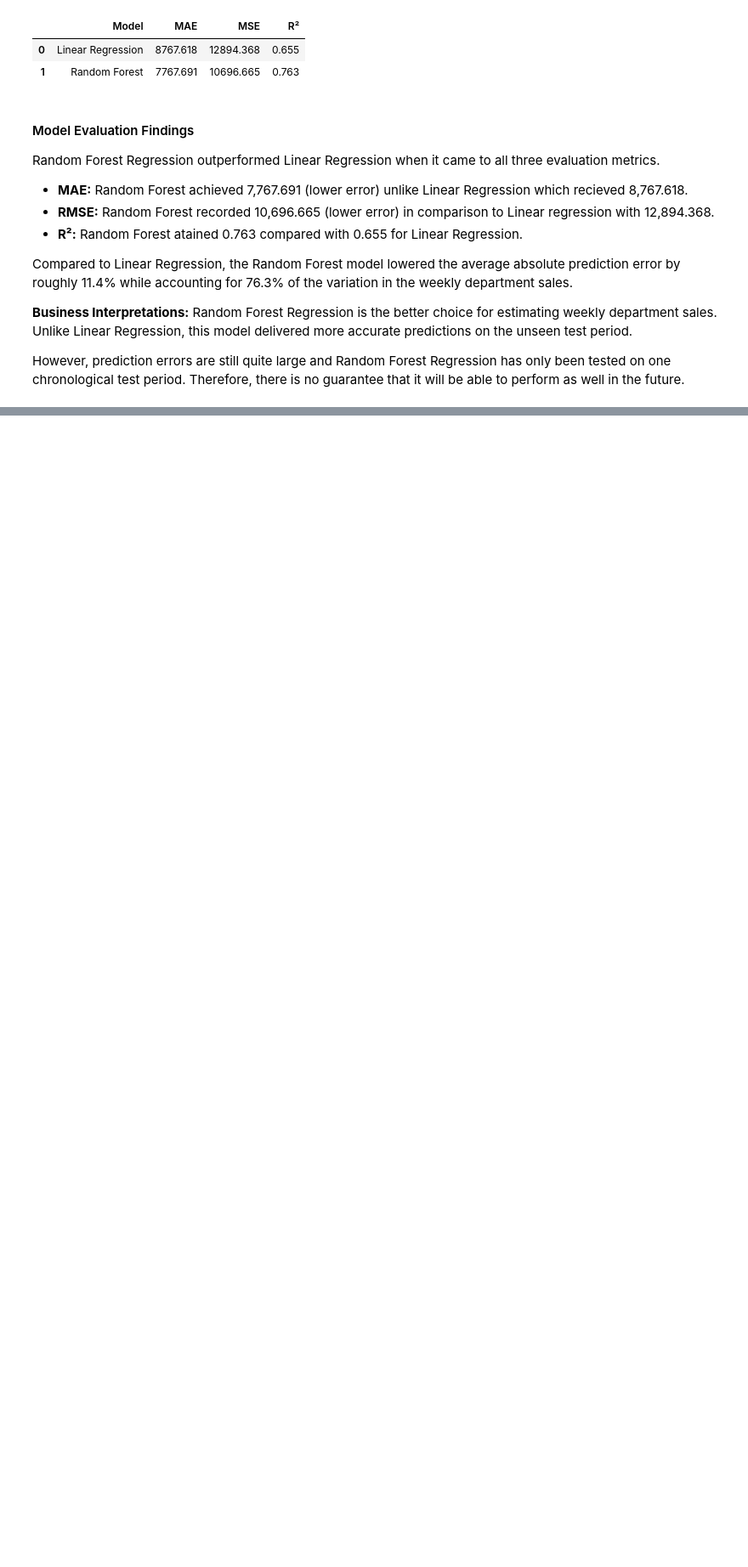
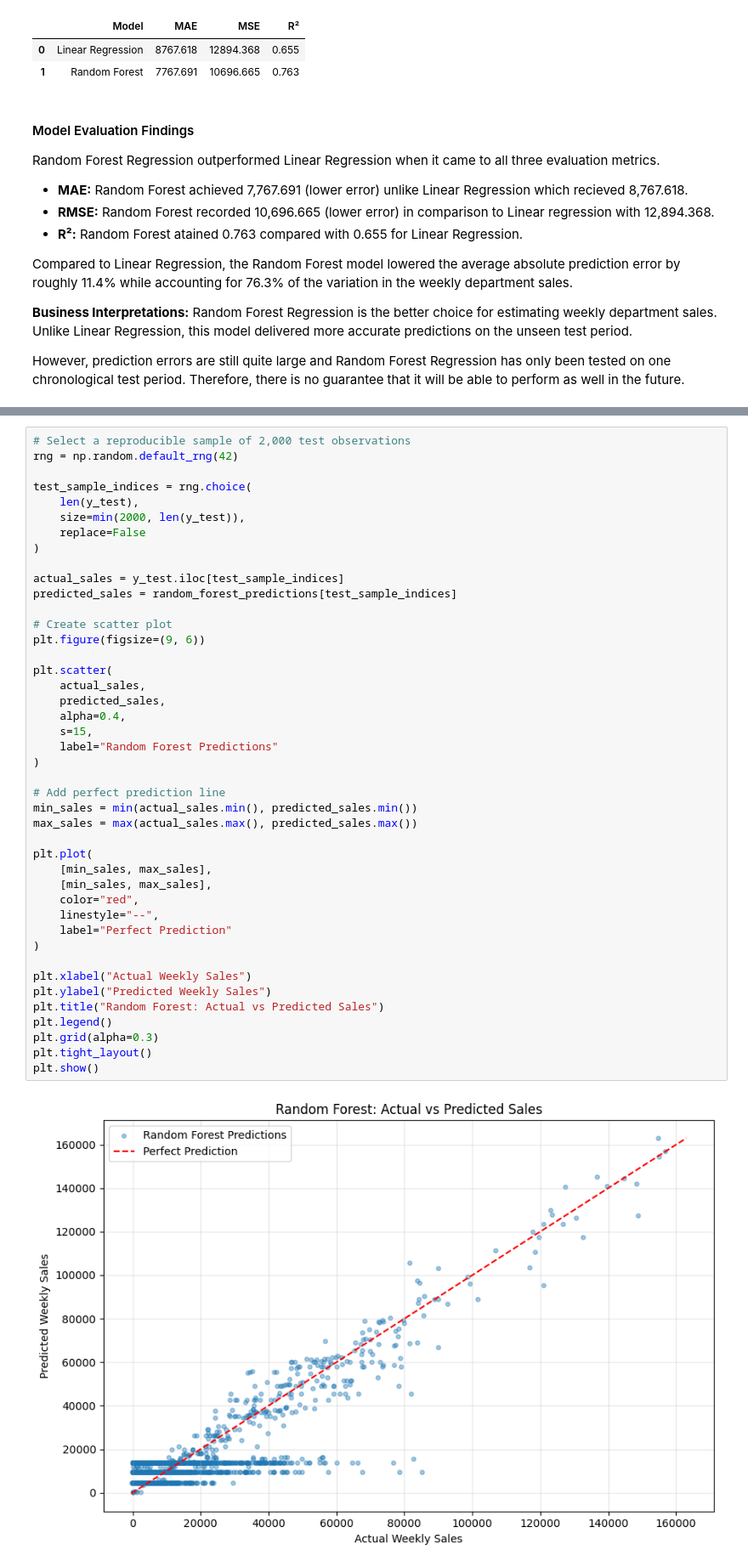
Before and after one commit to Mumtazib01/Retail-Sales-Advanced-Analytics, a Jupyter notebook: jupyter_notebooks/04_retail_sales_machine_learning.ipynb, the cells around one changed output, grey strips where cells are left out. Shown at 85% size. Cells and saved outputs as stored; diff of their text form; blank space fills up the shorter version.

Commit message:
Visualise Random Forest: Actual Vs Predicted Sales

```diff
--- a/jupyter_notebooks/04_retail_sales_machine_learning.ipynb
+++ b/jupyter_notebooks/04_retail_sales_machine_learning.ipynb
@@ -336,0 +352,45 @@ However, prediction errors are still quite large and Random Forest Regression ha
+# %%
+# Select a reproducible sample of 2,000 test observations
+rng = np.random.default_rng(42)
+
+test_sample_indices = rng.choice(
+    len(y_test),
+    size=min(2000, len(y_test)),
+    replace=False
+)
+
+actual_sales = y_test.iloc[test_sample_indices]
+predicted_sales = random_forest_predictions[test_sample_indices]
+
+# Create scatter plot
+plt.figure(figsize=(9, 6))
+
+plt.scatter(
+    actual_sales,
+    predicted_sales,
+    alpha=0.4,
+    s=15,
+    label="Random Forest Predictions"
+)
+
+# Add perfect prediction line
+min_sales = min(actual_sales.min(), predicted_sales.min())
+max_sales = max(actual_sales.max(), predicted_sales.max())
+
+plt.plot(
+    [min_sales, max_sales],
+    [min_sales, max_sales],
+    color="red",
+    linestyle="--",
+    label="Perfect Prediction"
+)
+
+plt.xlabel("Actual Weekly Sales")
+plt.ylabel("Predicted Weekly Sales")
+plt.title("Random Forest: Actual vs Predicted Sales")
+plt.legend()
+plt.grid(alpha=0.3)
+plt.tight_layout()
+plt.show()
+# %% [output]
+[figure, added]
```
Also changed, not shown: parts of 2 cells of this notebook.
